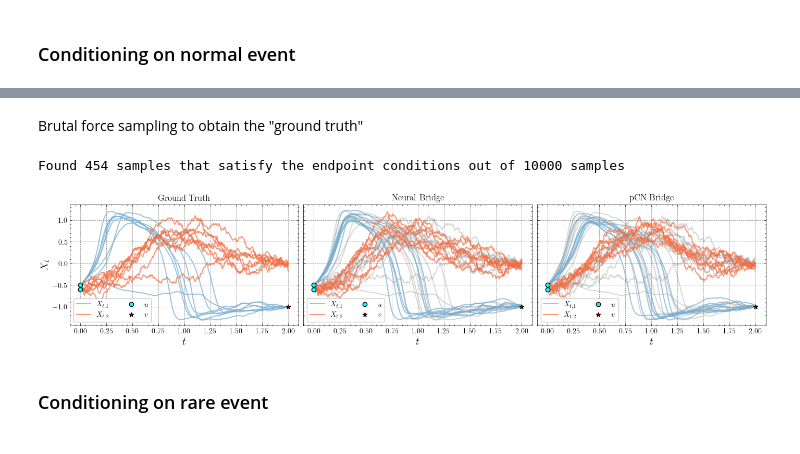
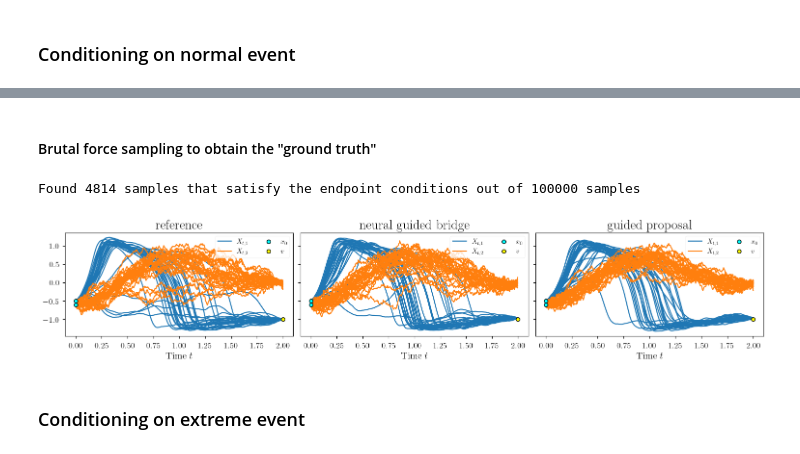
Before and after one commit to bookdiver/neuralbridge, a Jupyter notebook: notebooks/FHN_model.ipynb, the cells around one changed output, grey strips where cells are left out. Cells and saved outputs as stored; diff of their text form; code cells hidden in the pictures.

```diff
--- a/notebooks/FHN_model.ipynb
+++ b/notebooks/FHN_model.ipynb
@@ -114,41 +64,60 @@ INFO:root:Batch average acceptance rate: 61.77%
 # %% [markdown]
-Brutal force sampling to obtain the "ground truth"
+#### Brutal force sampling to obtain the "ground truth"
 # %%
-X_solver = Euler(X, W)
-X_path = X_solver.solve(x0=u, rng_key=jax.random.PRNGKey(42), batch_size=10000)
+X_unc_solver = Euler(X_unc, W, tGrid)
+X_unc_path = X_unc_solver.solve(
+    x0=u,
+    batch_size=100_000)
 # Create masks for each component's end point conditions
-x1_mask = (X_path.xs[:, -1, 0] >= v[0] - 1e-2) & (X_path.xs[:, -1, 0] <= v[0] + 1e-2)
+x1_mask = (X_unc_path.xs[:, -1, 0] >= v[0] - 1e-2) & (X_unc_path.xs[:, -1, 0] <= v[0] + 1e-2)
 final_mask = x1_mask
-X_star_path = X_path[final_mask]
-print(f"Found {X_star_path.n_samples} samples that satisfy the endpoint conditions out of {X_path.n_samples} samples")
+X_cond_path = X_unc_path[final_mask]
+print(f"Found {X_cond_path.n_samples} samples that satisfy the endpoint conditions out of {X_unc_path.n_samples} samples")
 # %% [output]
-Found 454 samples that satisfy the endpoint conditions out of 10000 samples
+Found 4814 samples that satisfy the endpoint conditions out of 100000 samples
 # %%
-fig, axes = plt.subplots(1, 3, figsize=(14, 3), layout="constrained", sharex=True, sharey=True)
+fig, axes = plt.subplots(1, 3, figsize=(15, 3), layout="constrained", sharex=True, sharey=True)
 
-plot_sample_path(X_star_path[:8], ax=axes[0], colors=['#74add1', '#f46d43'], label=[r"$X_{t, 1}$", r"$X_{t, 2}$"], title="Ground Truth", linewidth=1.5, zorder=2)
-axes[0].scatter([0.0, 0.0], u, color="cyan", marker="o", edgecolor="black", linewidth=1.0, label=r"$u$", zorder=3)
-axes[0].scatter(2.0, v[0], color="red", marker="*", edgecolor="black", linewidth=1.0, label=r"$v$", zorder=3)
-axes[0].set_xlabel(r"$t$", fontsize=14)
-axes[0].set_ylabel(r"$X_t$", fontsize=14)
-axes[0].legend(ncol=2)
+plot_sample_path(
+    X_cond_path[:30],
+    ax=axes[0],
+    labels=[r"$X_{t, 1}$", r"$X_{t, 2}$"],
+    line_plot_kwargs={"linewidth": 1.5, "zorder": 2}
+)
+axes[0].scatter([0.0, 0.0], u, color="cyan", marker="o", edgecolor="black", linewidth=1.0, label=r"$x_0$", zorder=3)
+axes[0].scatter(2.0, v[0], color="yellow", marker="o", edgecolor="black", linewidth=1.0, label=r"$v$", zorder=3)
+axes[0].set_xlabel(r"Time $t$", fontsize=14)
+axes[0].tick_params(axis='both', which='major', labelsize=12)
+axes[0].legend(ncol=2, fontsize=10)
+axes[0].set_title(r"reference", fontsize=20)
 
-plot_sample_path(X_star_path[:8], ax=axes[1], colors=["grey", "grey"], alpha=0.3, linewidth=1.5, zorder=1)
-plot_sample_path(X_diamond_path[:8], ax=axes[1], colors=['#74add1', '#f46d43'], label=[r"$X_{t, 1}$", r"$X_{t, 2}$"], title="Neural Bridge", linewidth=1.5, zorder=2)
-axes[1].scatter([0.0, 0.0], u, color="cyan", marker="o", edgecolor="black", linewidth=1.0, label=r"$u$", zorder=3)
-axes[1].scatter(2.0, v[0], color="red", marker="*", edgecolor="black", linewidth=1.0, label=r"$v$", zorder=3)
-axes[1].set_xlabel(r"$t$", fontsize=14)
-axes[1].legend(ncol=2)
-
-plot_sample_path(X_star_path[:8], ax=axes[2], colors=["grey", "grey"], alpha=0.3, linewidth=1.5, zorder=1)
-plot_sample_path(X_star_pCN_path[:8], ax=axes[2], colors=['#74add1', '#f46d43'], label=[r"$X_{t, 1}$", r"$X_{t, 2}$"], title="pCN Bridge", linewidth=1.5, zorder=2)
-axes[2].scatter([0.0, 0.0], u, color="cyan", marker="o", edgecolor="black", linewidth=1.0, label=r"$u$", zorder=3)
-axes[2].scatter(2.0, v[0], color="red", marker="*", edgecolor="black", linewidth=1.0, label=r"$v$", zorder=3)
-axes[2].set_xlabel(r"$t$", fontsize=14)
-axes[2].legend(ncol=2)
-fig.savefig("../assets/figures/fhn_model/normal_events_results.pdf", dpi=300, bbox_inches="tight")
+plot_sample_path(
+    X_neu_path[:30],
+    ax=axes[1],
+    labels=[r"$X_{t, 1}$", r"$X_{t, 2}$"],
+    line_plot_kwargs={"linewidth": 1.5, "zorder": 2}
+)
+axes[1].scatter([0.0, 0.0], u, color="cyan", marker="o", edgecolor="black", linewidth=1.0, label=r"$x_0$", zorder=3)
+axes[1].scatter(2.0, v[0], color="yellow", marker="o", edgecolor="black", linewidth=1.0, label=r"$v$", zorder=3)
+axes[1].set_xlabel(r"Time $t$", fontsize=14)
+axes[1].tick_params(axis='both', which='major', labelsize=12)
+axes[1].legend(ncol=2, fontsize=10)
+axes[1].set_title(r"neural guided bridge", fontsize=20)
+plot_sample_path(
+    X_pcn_path[:30],
+    ax=axes[2],
+    labels=[r"$X_{t, 1}$", r"$X_{t, 2}$"],
+    line_plot_kwargs={"linewidth": 1.5, "zorder": 2}
+)
+axes[2].scatter([0.0, 0.0], u, color="cyan", marker="o", edgecolor="black", linewidth=1.0, label=r"$x_0$", zorder=3)
+axes[2].scatter(2.0, v[0], color="yellow", marker="o", edgecolor="black", linewidth=1.0, label=r"$v$", zorder=3)
+axes[2].set_xlabel(r"Time $t$", fontsize=14)
+axes[2].tick_params(axis='both', which='major', labelsize=12)
+axes[2].legend(ncol=2, fontsize=10)
+axes[2].set_title(r"guided proposal", fontsize=20)
+fig.savefig("../assets/figures/fhn_model/normal_results.pdf", dpi=300, bbox_inches="tight")
 plt.show()
 # %% [output]
-[figure, old version]
+[figure, new version]
 # %% [markdown]
-### Conditioning on rare event
+### Conditioning on extreme event
```
Also changed, not shown: parts of 21 cells of this notebook, 31 other files.
